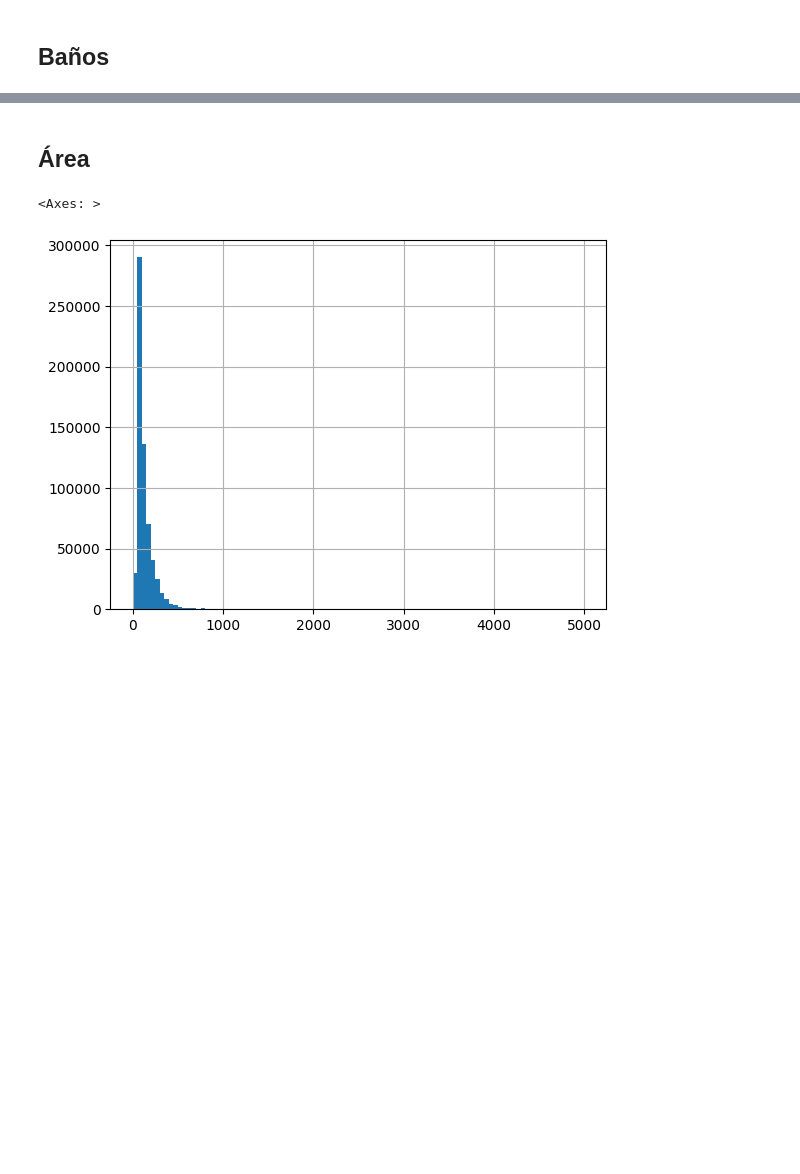
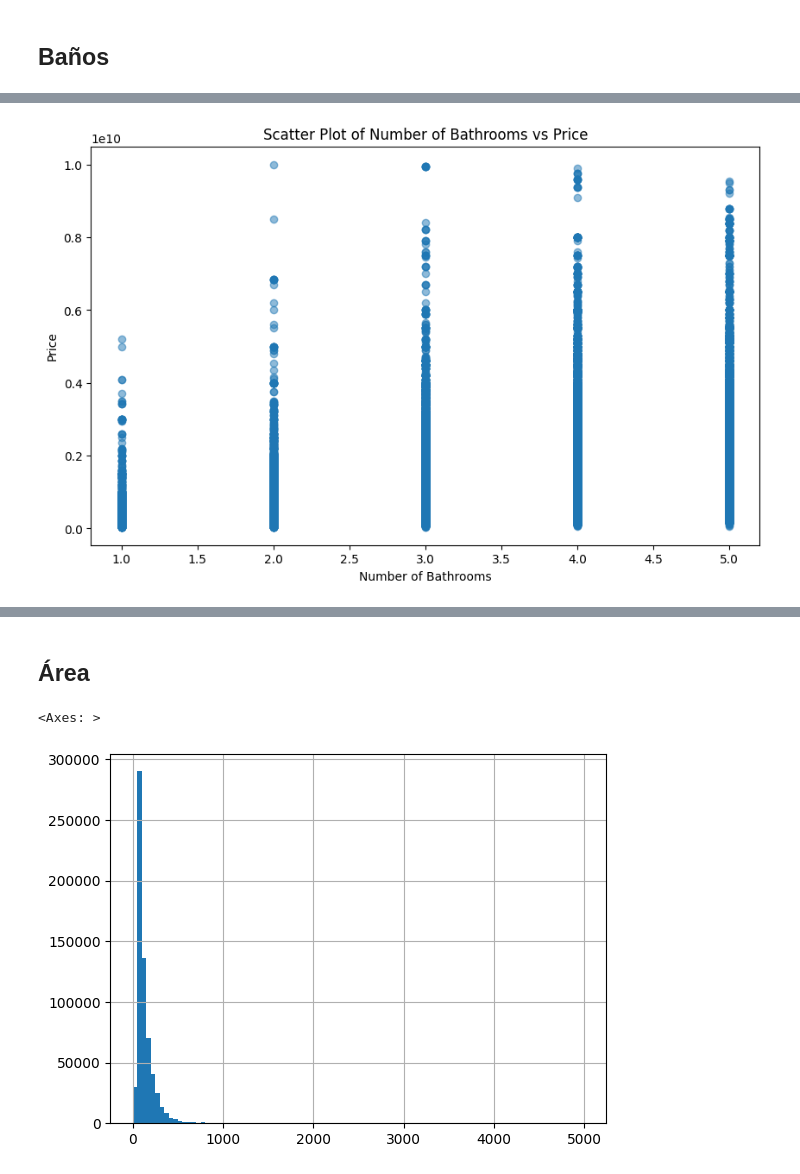
Before and after one commit to SantiGonzalezz/habi_prueba_data_science, a Jupyter notebook: modelos.ipynb, the cells around one changed output, grey strips where cells are left out. Drawn from its saved outputs; the diff is of its cells as text; code cells hidden in the pictures; blank space fills up the shorter version.

```diff
--- a/modelos.ipynb
+++ b/modelos.ipynb
@@ -182,0 +295,13 @@ df_inmuebles.groupby(['banos']).agg(count=('id', 'count'))
+# %%
+plt.figure(figsize=(10, 6))
+plt.scatter(df_inmuebles['banos'], df_inmuebles['precio'], alpha=0.5)
+
+# Adding title and labels
+plt.title('Scatter Plot of Number of Bathrooms vs Price')
+plt.xlabel('Number of Bathrooms')
+plt.ylabel('Price')
+
+# Show plot
+plt.show()
+# %% [output]
+[figure, added]
```
Also changed, not shown: parts of 18 cells of this notebook, 2 other files.
